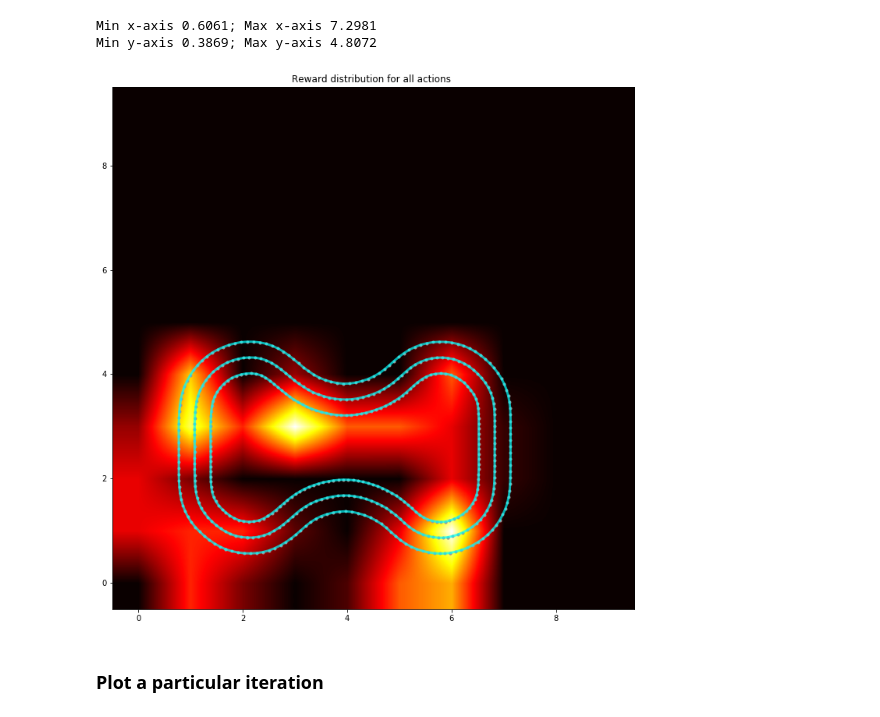
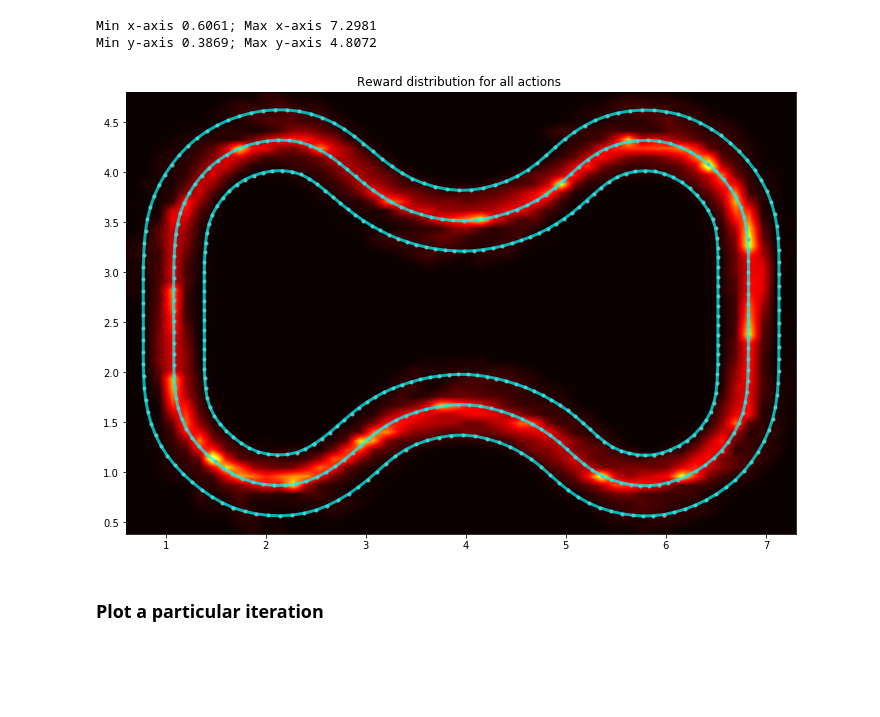
Before and after one commit to karanthakker/aws-deepracer-workshops, a Jupyter notebook: log-analysis/DeepRacer Log Analysis.ipynb, the cells around one changed output. Cells and saved outputs as stored; diff of their text form; code cells hidden in the pictures; blank space fills up the shorter version.

Commit message:
Changed histogram code to not be integers

```diff
--- a/log-analysis/DeepRacer Log Analysis.ipynb
+++ b/log-analysis/DeepRacer Log Analysis.ipynb
@@ -206,24 +207,39 @@ outer_border = waypoints[:,4:6]
 # %% [markdown]
 # Helper Functions
 # %%
-def plot_track(df, track_size=(500, 800), x_offset=0, y_offset=0):
+def plot_track(df, track_size=(500, 800), x_offset=0, y_offset=0, scale=100):
     '''
     Each track may have a diff track size,
     For reinvent track, use track_size=(500, 800)
     Tokyo, track_size=(700, 1000)
     x_offset, y_offset is used to convert to the 0,0 coordinate system
     '''
-    track = np.zeros(track_size) # lets magnify the track by *100
+    #track = np.zeros(track_size) # lets magnify the track by *100
+    #for index, row in df.iterrows():
+    #    x = int(row["x"]*scale + x_offset)
+    #    y = int(row["y"]*scale + y_offset)
+    #    reward = row["reward"]
+    #    track[y, x] = reward
+        #plt.plot(y,x,reward)
+    allx=[]
+    ally=[]
+    allreward=[]
     for index, row in df.iterrows():
-        x = int(row["x"] + x_offset)
-        y = int(row["y"] + y_offset)
-        reward = row["reward"]
-        track[y, x] = reward
+        x = float(row["x"])
+        y = float(row["y"])
+        reward = float(row["reward"])
+        allx.append(x)
+        ally.append(y)
+        allrewards=reward
+        #track[y, x] = reward
+        #plt.plot(y,x,reward)
+    heatmap, xedges, yedges = np.histogram2d(allx, ally, bins=50)
+    extent = [xedges[0], xedges[-1], yedges[0], yedges[-1]]
 
     fig = plt.figure(1, figsize=(12, 16))
     ax = fig.add_subplot(111)
     print_border(ax, center_line, inner_border, outer_border)
-    return track
+    return heatmap.T,extent
 # %%
 def plot_top_laps(sorted_idx, n_laps=5):
     fig = plt.figure(n_laps, figsize=(12, 30))
@@ -377,11 +393,13 @@ print("Min y-axis {}; Max y-axis {}".format(np.min(df['y']), np.max(df['y'])))
 Min x-axis 0.6061; Max x-axis 7.2981
 Min y-axis 0.3869; Max y-axis 4.8072
 # %%
-track = plot_track(df, track_size=(10, 10), x_offset=0, y_offset=0)
+heatmapT,extent = plot_track(df, track_size=(10, 10), x_offset=0, y_offset=0)
 plt.title("Reward distribution for all actions ")
-im = plt.imshow(track, cmap='hot', interpolation='bilinear', origin="lower")
+
+im = plt.imshow(heatmapT, cmap='hot',extent=extent, interpolation='bilinear', origin='lower')
+#im = plt.imshow(track, cmap='hot', interpolation='bilinear', origin="lower")
 # %% [output]
-[figure, old version]
+[figure, new version]
 # %% [markdown]
 ### Plot a particular iteration
 # %%
```
Also changed, not shown: parts of 19 cells of this notebook.
